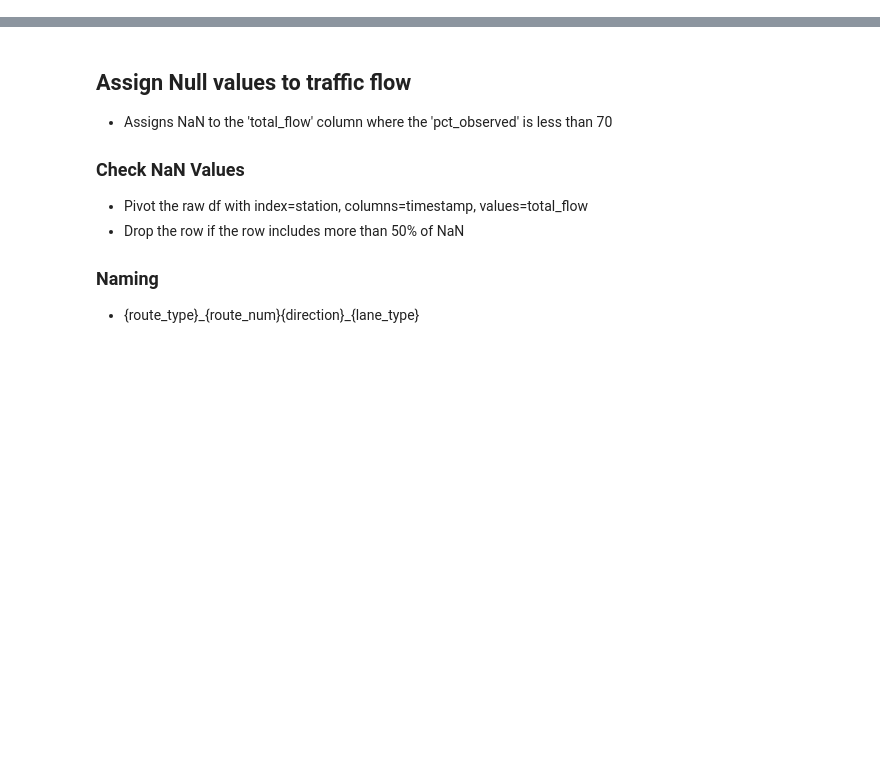
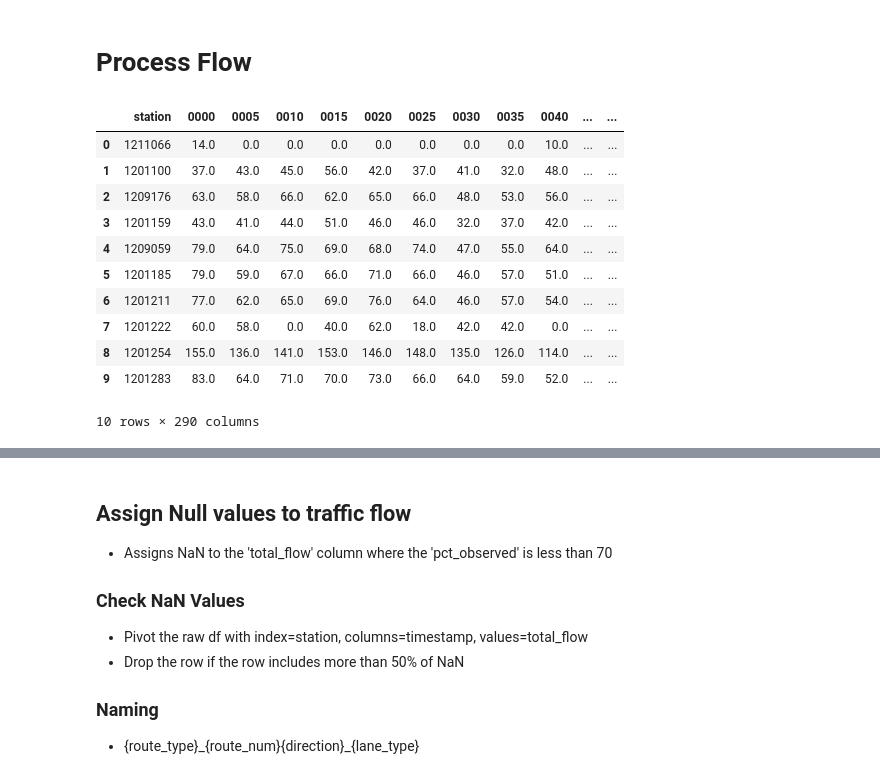
Before and after one commit to yujen-chen/d12-pems-analysis, a Jupyter notebook: rawdata.ipynb, the cells around one changed output, grey strips where cells are left out. Cells and saved outputs as stored; diff of their text form; code cells hidden in the pictures; blank space fills up the shorter version.

```diff
--- a/rawdata.ipynb
+++ b/rawdata.ipynb
@@ -247,0 +69,2 @@ Index(['timestamp', 'station', 'district', 'freeway_num', 'direction',
+# %% [markdown]
+# Process Flow
@@ -247,0 +73,15 @@ Index(['timestamp', 'station', 'district', 'freeway_num', 'direction',
+# %%
+flow_405N_ML.head(10)
+# %% [output]
+|  | station | 0000 | 0005 | 0010 | 0015 | 0020 | 0025 | 0030 | 0035 | 0040 | ... | ... |
+| 0 | 1211066 | 14.0 | 0.0 | 0.0 | 0.0 | 0.0 | 0.0 | 0.0 | 0.0 | 10.0 | ... | ... |
+| 1 | 1201100 | 37.0 | 43.0 | 45.0 | 56.0 | 42.0 | 37.0 | 41.0 | 32.0 | 48.0 | ... | ... |
+| 2 | 1209176 | 63.0 | 58.0 | 66.0 | 62.0 | 65.0 | 66.0 | 48.0 | 53.0 | 56.0 | ... | ... |
+| 3 | 1201159 | 43.0 | 41.0 | 44.0 | 51.0 | 46.0 | 46.0 | 32.0 | 37.0 | 42.0 | ... | ... |
+| 4 | 1209059 | 79.0 | 64.0 | 75.0 | 69.0 | 68.0 | 74.0 | 47.0 | 55.0 | 64.0 | ... | ... |
+| 5 | 1201185 | 79.0 | 59.0 | 67.0 | 66.0 | 71.0 | 66.0 | 46.0 | 57.0 | 51.0 | ... | ... |
+| 6 | 1201211 | 77.0 | 62.0 | 65.0 | 69.0 | 76.0 | 64.0 | 46.0 | 57.0 | 54.0 | ... | ... |
+| 7 | 1201222 | 60.0 | 58.0 | 0.0 | 40.0 | 62.0 | 18.0 | 42.0 | 42.0 | 0.0 | ... | ... |
+| 8 | 1201254 | 155.0 | 136.0 | 141.0 | 153.0 | 146.0 | 148.0 | 135.0 | 126.0 | 114.0 | ... | ... |
+| 9 | 1201283 | 83.0 | 64.0 | 71.0 | 70.0 | 73.0 | 66.0 | 64.0 | 59.0 | 52.0 | ... | ... |
+10 rows × 290 columns
```
Also changed, not shown: parts of 57 cells of this notebook, 4 other files.
